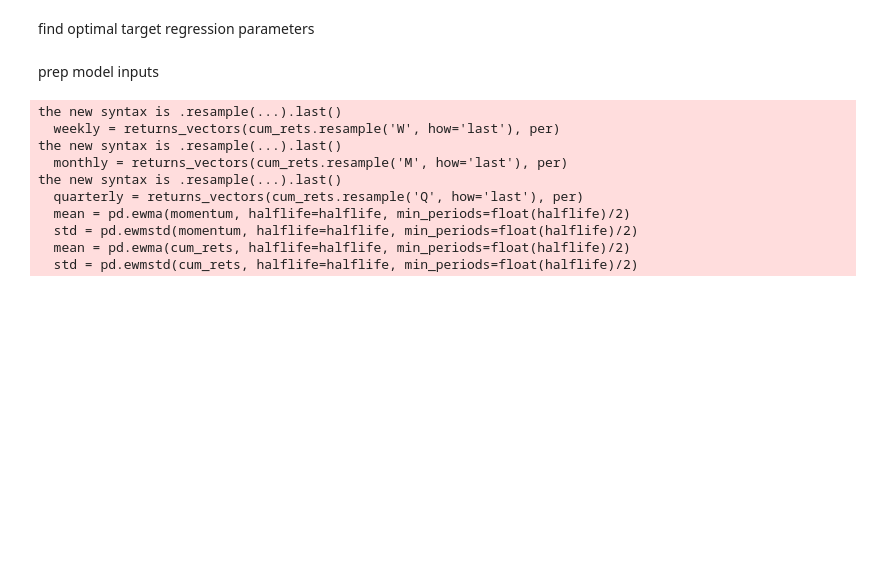
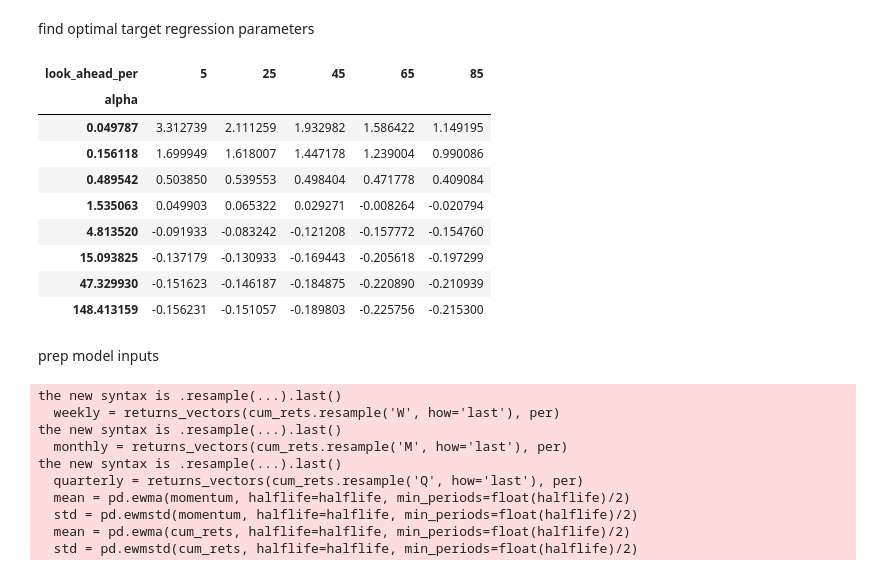
Before and after one commit to rhouck/nn_port, a Jupyter notebook: train model.ipynb, the cells around one changed output. Cells and saved outputs as stored; diff of their text form; code cells hidden in the pictures; blank space fills up the shorter version.

```diff
--- a/train model.ipynb
+++ b/train model.ipynb
@@ -49,6 +52,17 @@ find optimal target regression parameters
 # %%
-#grid = cum_prod_grid(ret, np.exp(np.linspace(-20, 1, 5)), look_ahead_pers=xrange(1,32,10))
-#grid[grid.norm_type==2].pivot(index='alpha', columns='look_ahead_per', values='cum_ret')
+grid = pd.read_csv('data/opt_weight_ir_grid.csv')
+grid[grid.norm_type==2].pivot(index='alpha', columns='look_ahead_per', values='ir')
+# %% [output]
+| look_ahead_per | 5 | 25 | 45 | 65 | 85 |
+| alpha |  |  |  |  |  |
+| 0.049787 | 3.312739 | 2.111259 | 1.932982 | 1.586422 | 1.149195 |
+| 0.156118 | 1.699949 | 1.618007 | 1.447178 | 1.239004 | 0.990086 |
+| 0.489542 | 0.503850 | 0.539553 | 0.498404 | 0.471778 | 0.409084 |
+| 1.535063 | 0.049903 | 0.065322 | 0.029271 | -0.008264 | -0.020794 |
+| 4.813520 | -0.091933 | -0.083242 | -0.121208 | -0.157772 | -0.154760 |
+| 15.093825 | -0.137179 | -0.130933 | -0.169443 | -0.205618 | -0.197299 |
+| 47.329930 | -0.151623 | -0.146187 | -0.184875 | -0.220890 | -0.210939 |
+| 148.413159 | -0.156231 | -0.151057 | -0.189803 | -0.225756 | -0.215300 |
 # %% [markdown]
 prep model inputs
 # %%
```
Also changed, not shown: parts of 10 cells of this notebook, 14 other files.
